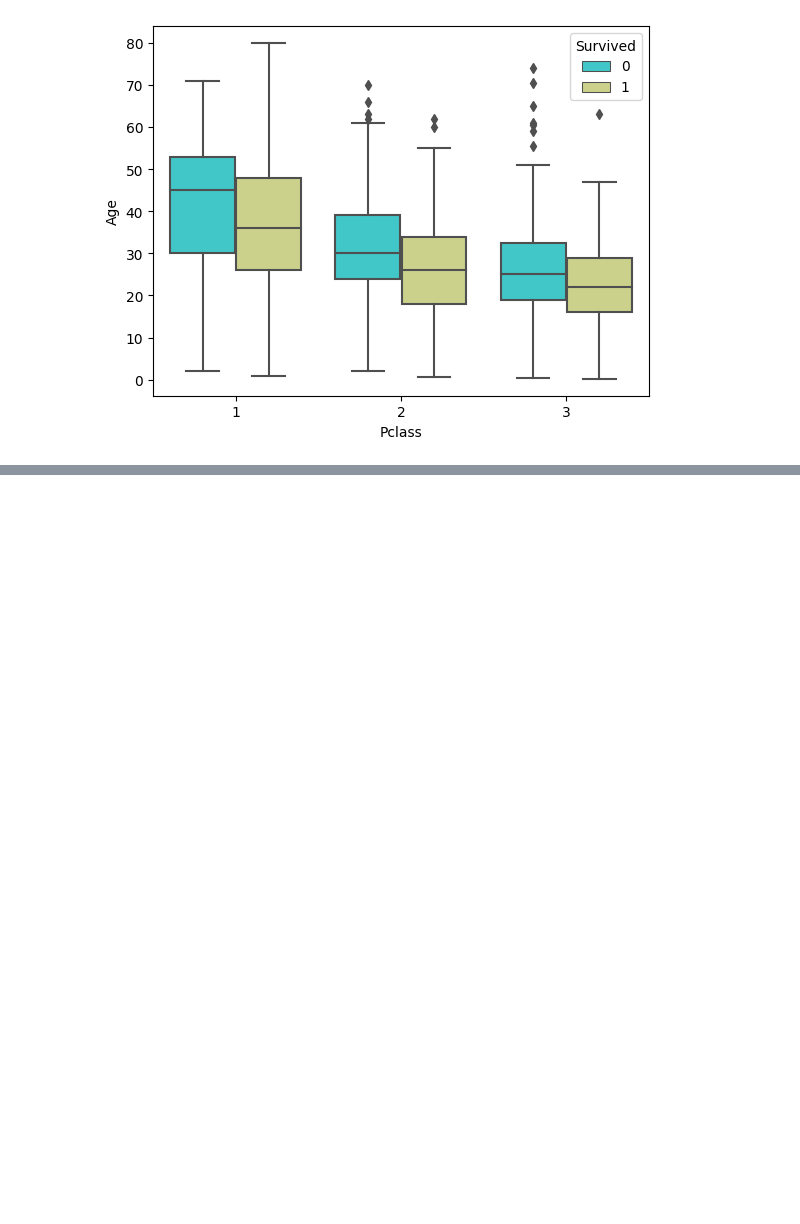
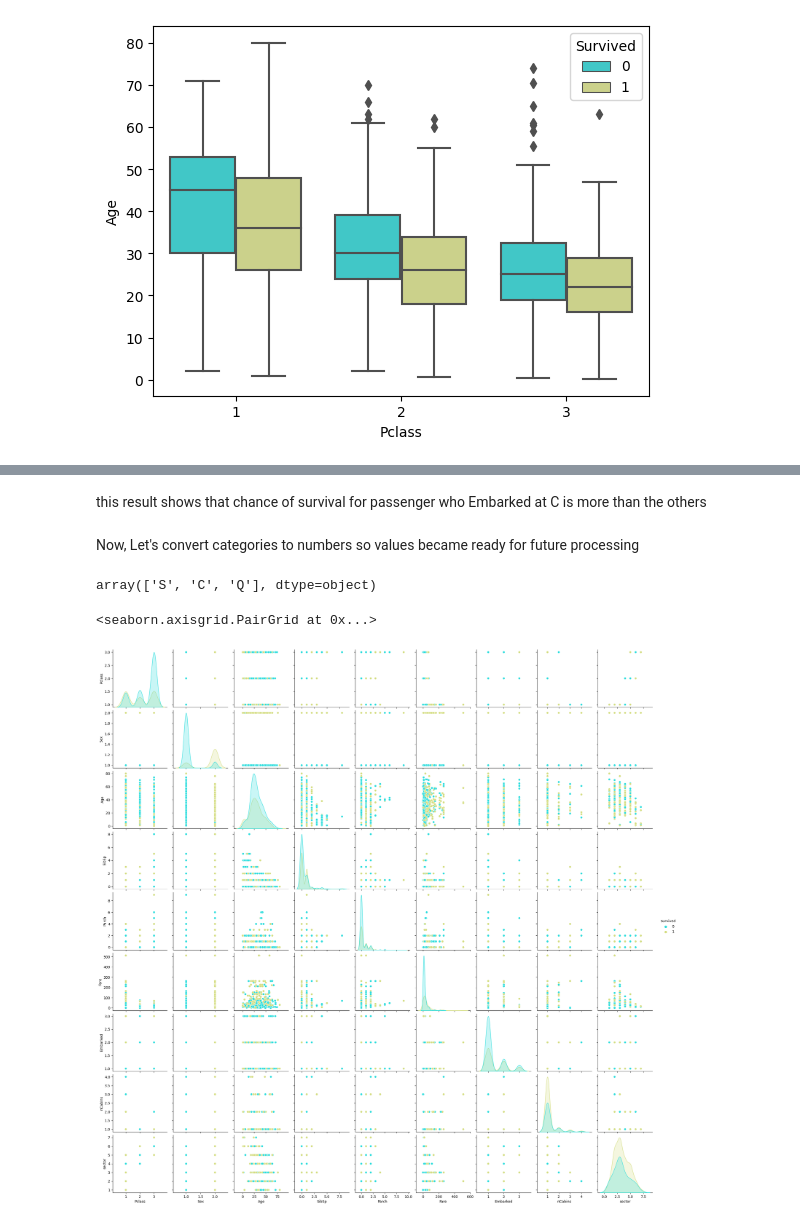
Before and after one commit to karrabi/titanic-project, a Jupyter notebook: project_titanic.ipynb, the cells around one changed output, grey strips where cells are left out. Cells and saved outputs as stored; diff of their text form; code cells hidden in the pictures; blank space fills up the shorter version.

Commit message:
project_titanic.ipynb modified, categorical attributes converted to numercal for future processing

```diff
--- a/project_titanic.ipynb
+++ b/project_titanic.ipynb
@@ -1042,0 +1092,24 @@ sns.countplot(x='nCabins', hue='Cabin', data=df.sort_values('Cabin'))
+# %% [markdown]
+this result shows that chance of survival for passenger who Embarked at C is more than the others
+# %% [markdown]
+Now, Let's convert categories to numbers so values became ready for future processing
+# %%
+sectors = {'A': 1, 'B': 2, 'C': 3, 'D': 4, 'E': 5, 'F': 6, 'G': 7, 'U': 8}
+df['sector'] = df['Cabin'].map(sectors)
+# %%
+df.drop('Cabin', axis=1, inplace=True)
+# %%
+df['Embarked'].unique()
+# %% [output]
+array(['S', 'C', 'Q'], dtype=object)
+# %%
+embarked = {'S': 1, 'C': 2, 'Q': 3}
+df['Embarked'] = df['Embarked'].map(embarked)
+# %%
+sex = {'male': 1, 'female': 2}
+df['Sex'] = df['Sex'].map(sex)
+# %%
+sns.pairplot(df, hue='Survived', palette='rainbow')
+# %% [output]
+<seaborn.axisgrid.PairGrid at 0x...>
+[figure, added]
```
Also changed, not shown: parts of 59 cells of this notebook.
